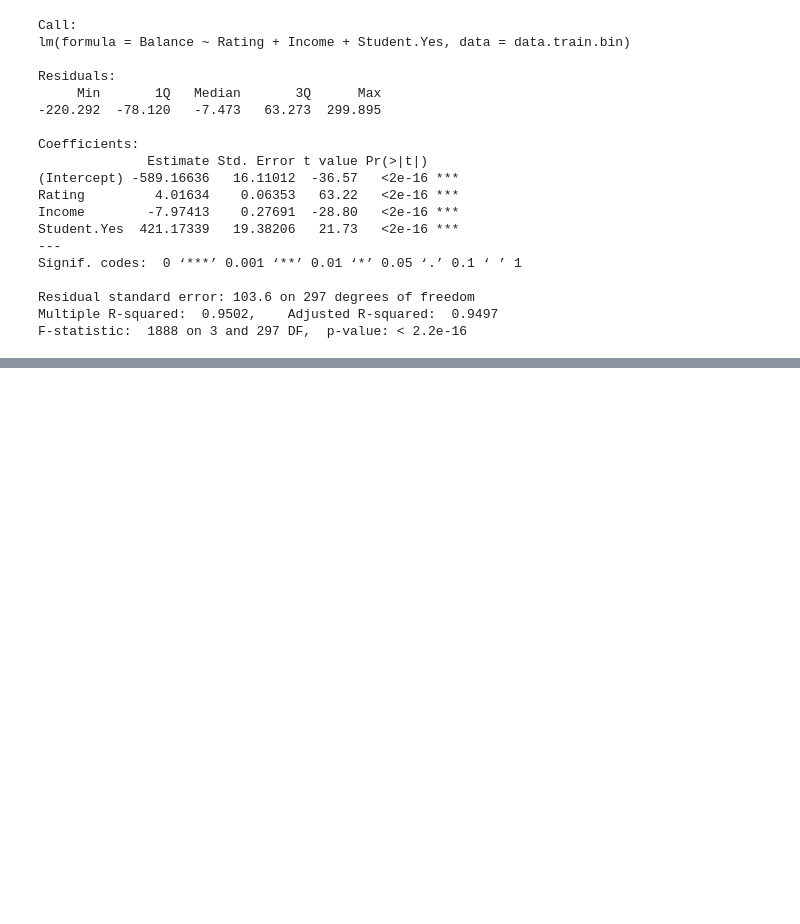
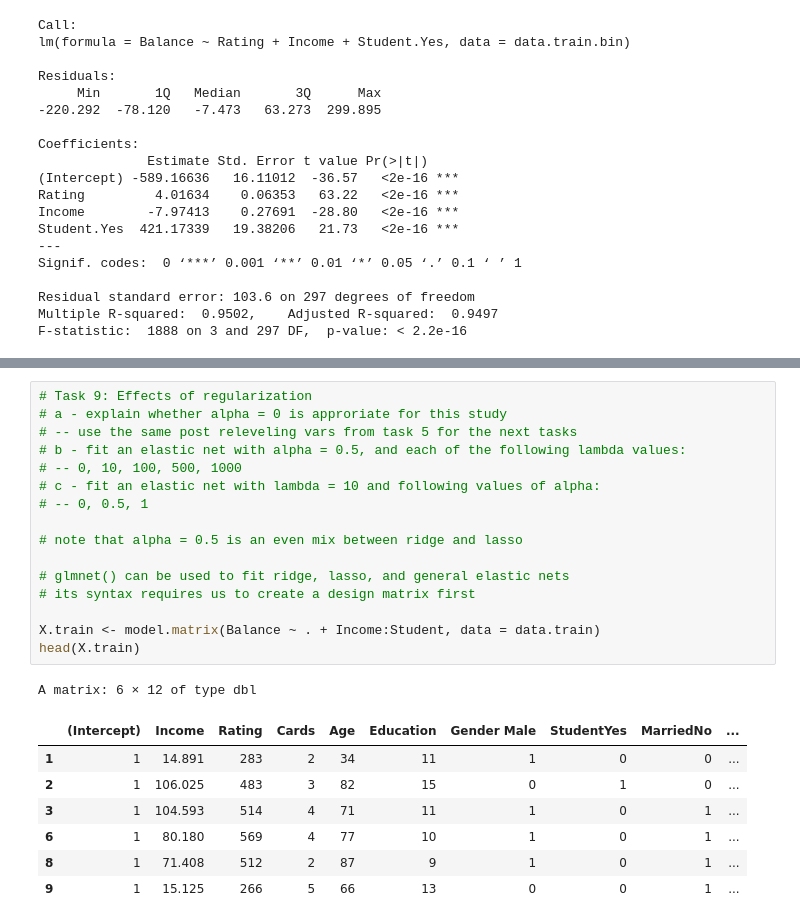
Before and after one commit to shafinmalik/actuarial, a Jupyter notebook: set06.ipynb, the cells around one changed output, grey strips where cells are left out. Saved outputs shown, nothing was run; the diff lists cells and outputs as text; blank space fills up the shorter version.

```diff
--- a/set06.ipynb
+++ b/set06.ipynb
@@ -552,0 +577,25 @@ RMSE(data.test$Balance, predict(model.forward.BIC, newdata = data.test.bin))
+# %%
+# Task 9: Effects of regularization
+# a - explain whether alpha = 0 is approriate for this study
+# -- use the same post releveling vars from task 5 for the next tasks
+# b - fit an elastic net with alpha = 0.5, and each of the following lambda values:
+# -- 0, 10, 100, 500, 1000
+# c - fit an elastic net with lambda = 10 and following values of alpha:
+# -- 0, 0.5, 1
+
+# note that alpha = 0.5 is an even mix between ridge and lasso
+
+# glmnet() can be used to fit ridge, lasso, and general elastic nets
+# its syntax requires us to create a design matrix first
+
+X.train <- model.matrix(Balance ~ . + Income:Student, data = data.train)
+head(X.train)
+# %% [output]
+A matrix: 6 × 12 of type dbl
+|  | (Intercept) | Income | Rating | Cards | Age | Education | Gender Male | StudentYes | MarriedNo | ... |
+| 1 | 1 | 14.891 | 283 | 2 | 34 | 11 | 1 | 0 | 0 | ... |
+| 2 | 1 | 106.025 | 483 | 3 | 82 | 15 | 0 | 1 | 0 | ... |
+| 3 | 1 | 104.593 | 514 | 4 | 71 | 11 | 1 | 0 | 1 | ... |
+| 6 | 1 | 80.180 | 569 | 4 | 77 | 10 | 1 | 0 | 1 | ... |
+| 8 | 1 | 71.408 | 512 | 2 | 87 | 9 | 1 | 0 | 1 | ... |
+| 9 | 1 | 15.125 | 266 | 5 | 66 | 13 | 0 | 0 | 1 | ... |
```
Also changed, not shown: parts of 8 cells of this notebook.
